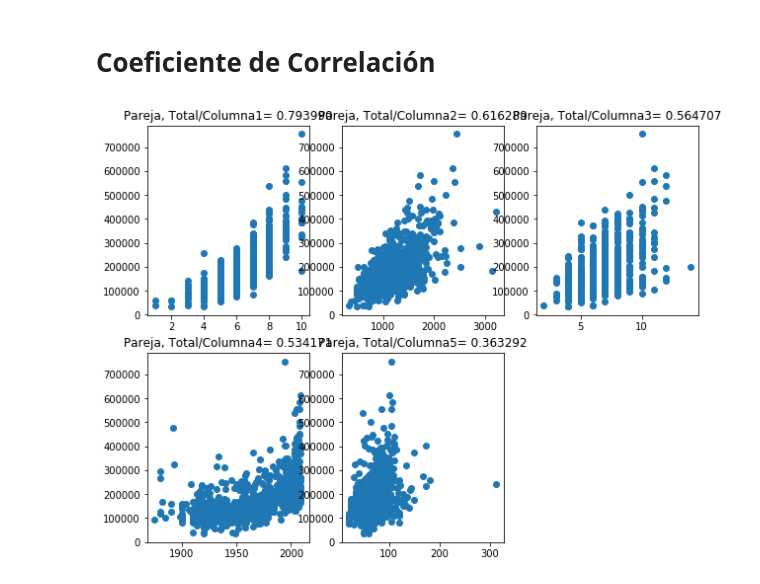
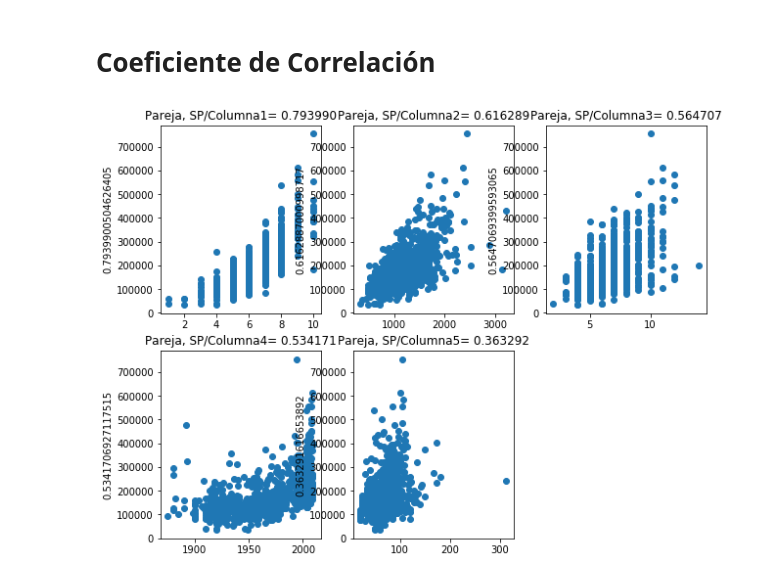
Before and after one commit to JsebastianR92/Proyecto-1, a Jupyter notebook: Proyecto 1.ipynb, the cells around one changed output. Cells and saved outputs as stored; diff of their text form; code cells hidden in the pictures.

```diff
--- a/Proyecto 1.ipynb
+++ b/Proyecto 1.ipynb
@@ -134,14 +134,14 @@ Text(0.5, 1.0, 'Quinta Columna')
 # %%
 plt.figure(figsize=(10,12))
 #cuadros = plt.subplot(3,3,i+1)
 
 for i in range (OchentaData_Tr.shape[1]):
     columna_sinNan = np.isnan(OchentaData_Tr[:,i]) # Debo colocarlo para todas las columans porque solo hacerlo para la columna 5 es una línea extra
     correlacion = np.corrcoef(OchentaData_Tr[~columna_sinNan,i],OchentaData_Te[~columna_sinNan])[0,1]
     plt.subplot(3,3,i+1)
-    plt.title ("Pareja, Total/Columna%i= %0f" %(i+1, correlacion))
-    #plt.ylabel(correlacion)
+    plt.title ("Pareja, SP/Columna%i= %0f" %(i+1, correlacion))
+    plt.ylabel(correlacion)
     #cuadros.scatter(OchentaData_Tr[~columna_sinNan,i],OchentaData_Te[~columna_sinNan]) #Todas en una sola, pero no se aprecia muy bien y tendría que tener una función afuera de
     plt.scatter(OchentaData_Tr[~columna_sinNan,i],OchentaData_Te[~columna_sinNan])
 # %% [output]
-[figure, old version]
+[figure, new version]
```
Also changed, not shown: parts of 7 cells of this notebook.
